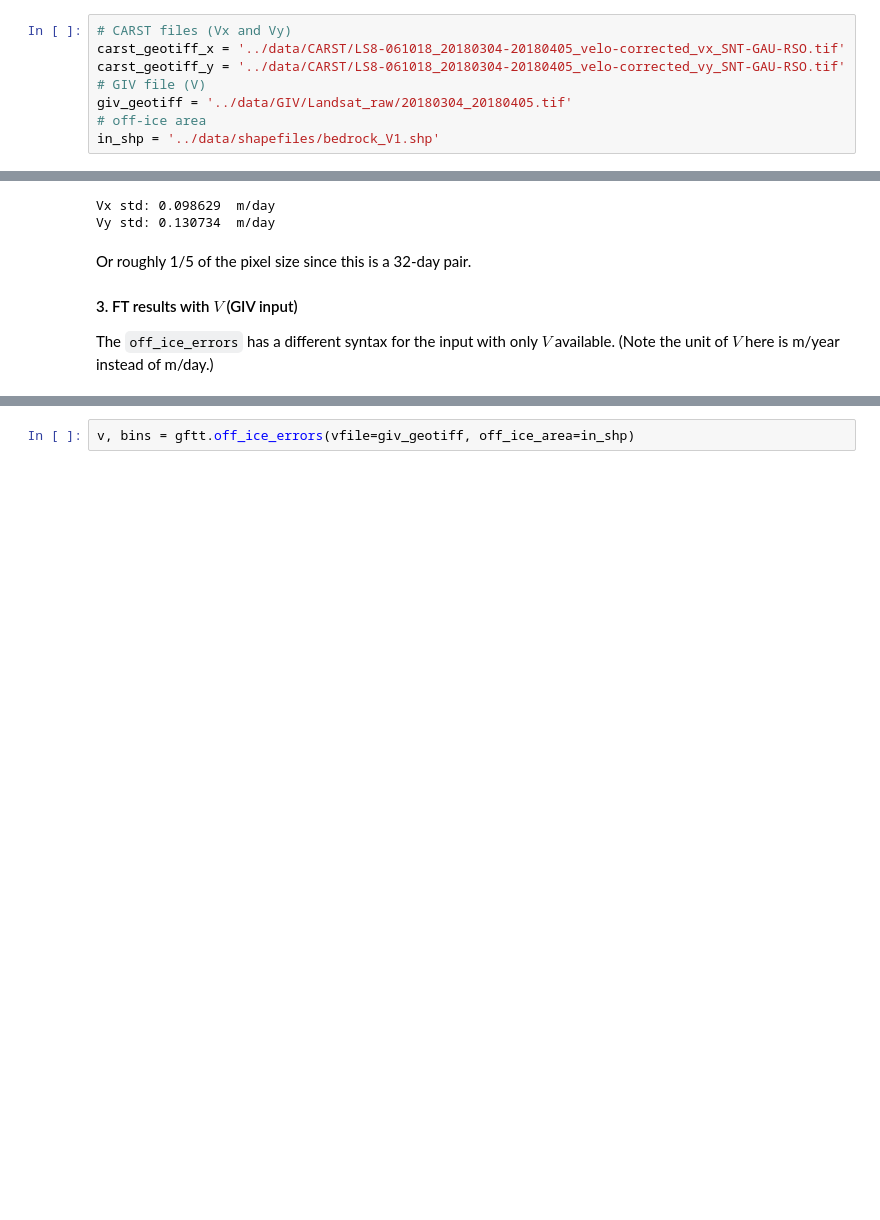
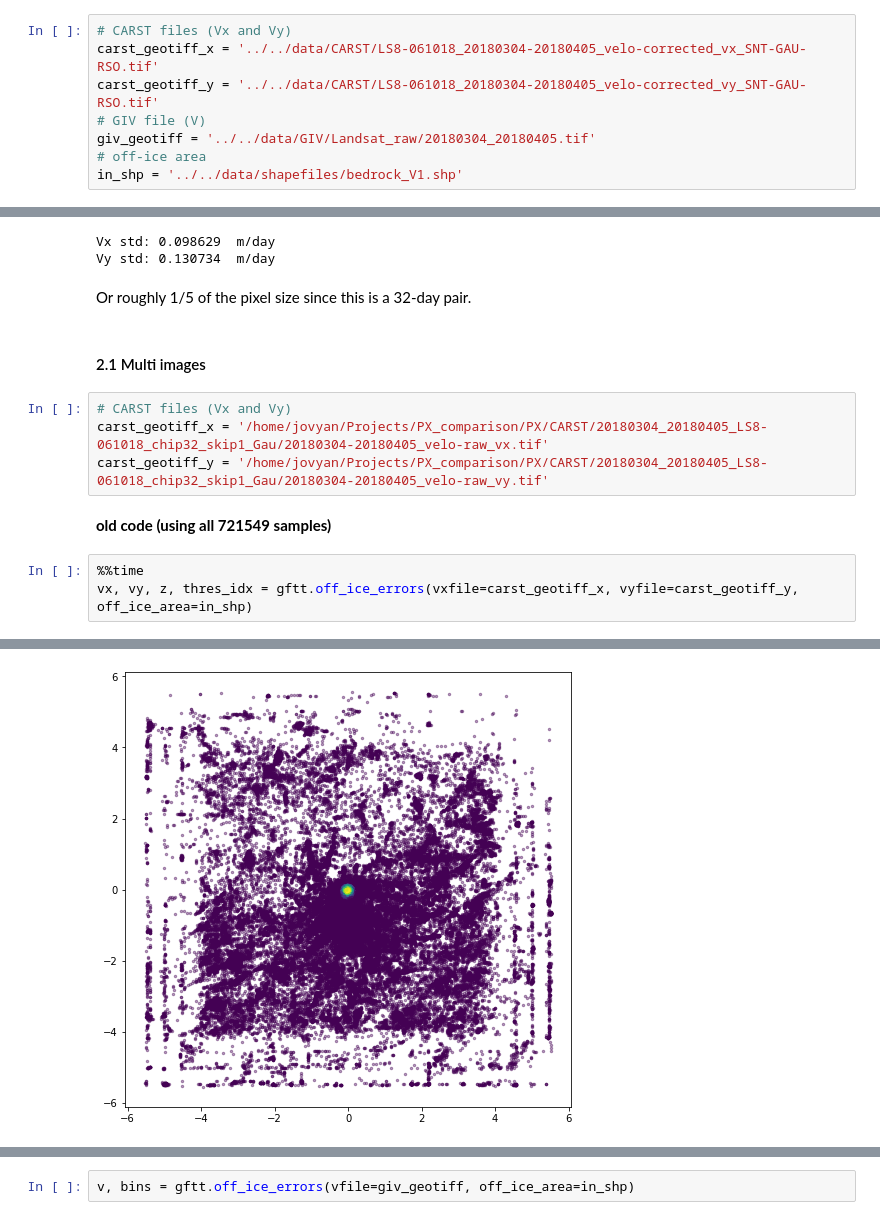
Before and after one commit to whyjz/GLAFT, a Jupyter notebook: notebooks/stable_area_error_assessment/metric_off-ice-error.ipynb, the cells around one changed output, grey strips where cells are left out. Cells and saved outputs as stored; diff of their text form; blank space fills up the shorter version.

Commit message:
Experiment with less points used in the off ice error metric

```diff
--- a/notebooks/stable_area_error_assessment/metric_off-ice-error.ipynb
+++ b/notebooks/stable_area_error_assessment/metric_off-ice-error.ipynb
@@ -36,12 +36,12 @@ import numpy as np
 import geopandas as gpd
 # %%
 # CARST files (Vx and Vy)
-carst_geotiff_x = '../data/CARST/LS8-061018_20180304-20180405_velo-corrected_vx_SNT-GAU-RSO.tif'
-carst_geotiff_y = '../data/CARST/LS8-061018_20180304-20180405_velo-corrected_vy_SNT-GAU-RSO.tif'
+carst_geotiff_x = '../../data/CARST/LS8-061018_20180304-20180405_velo-corrected_vx_SNT-GAU-RSO.tif'
+carst_geotiff_y = '../../data/CARST/LS8-061018_20180304-20180405_velo-corrected_vy_SNT-GAU-RSO.tif'
 # GIV file (V)
-giv_geotiff = '../data/GIV/Landsat_raw/20180304_20180405.tif'
+giv_geotiff = '../../data/GIV/Landsat_raw/20180304_20180405.tif'
 # off-ice area
-in_shp = '../data/shapefiles/bedrock_V1.shp'
+in_shp = '../../data/shapefiles/bedrock_V1.shp'
 # %%
 v_src = rasterio.open(giv_geotiff)
 off_ice = gpd.read_file(in_shp)
@@ -79,11 +79,19 @@ print('Vy std: {:5f}  m/day'.format(np.std(vy, ddof=1)))
 # %% [output]
 Vx std: 0.098629  m/day
 Vy std: 0.130734  m/day
-# %% [markdown]
-Or roughly 1/5 of the pixel size since this is a 32-day pair.
-
-<!-- ![CARST-bedrock](./20180304-20180405_bedrock_vx-vs-vy.png) -->
-
-#### 3. FT results with $V$ (GIV input)
-
-The `off_ice_errors` has a different syntax for the input with only $V$ available. (Note the unit of $V$ here is m/year instead of m/day.)
+# %% [markdown]
+Or roughly 1/5 of the pixel size since this is a 32-day pair.
+
+<!-- ![CARST-bedrock](./20180304-20180405_bedrock_vx-vs-vy.png) -->
+# %% [markdown]
+#### 2.1 Multi images
+# %%
+# CARST files (Vx and Vy)
+carst_geotiff_x = '/home/jovyan/Projects/PX_comparison/PX/CARST/20180304_20180405_LS8-061018_chip32_skip1_Gau/20180304-20180405_velo-raw_vx.tif'
+carst_geotiff_y = '/home/jovyan/Projects/PX_comparison/PX/CARST/20180304_20180405_LS8-061018_chip32_skip1_Gau/20180304-20180405_velo-raw_vy.tif'
+# %% [markdown]
+**old code (using all 721549 samples)**
+# %%
+%%time
+vx, vy, z, thres_idx = gftt.off_ice_errors(vxfile=carst_geotiff_x, vyfile=carst_geotiff_y, off_ice_area=in_shp)
+# %% [output]
@@ -89,0 +100 @@ The `off_ice_errors` has a different syntax for the input with only $V$ availabl
+[figure, added]
```
Also changed, not shown: parts of 10 cells of this notebook, 1 other file.
